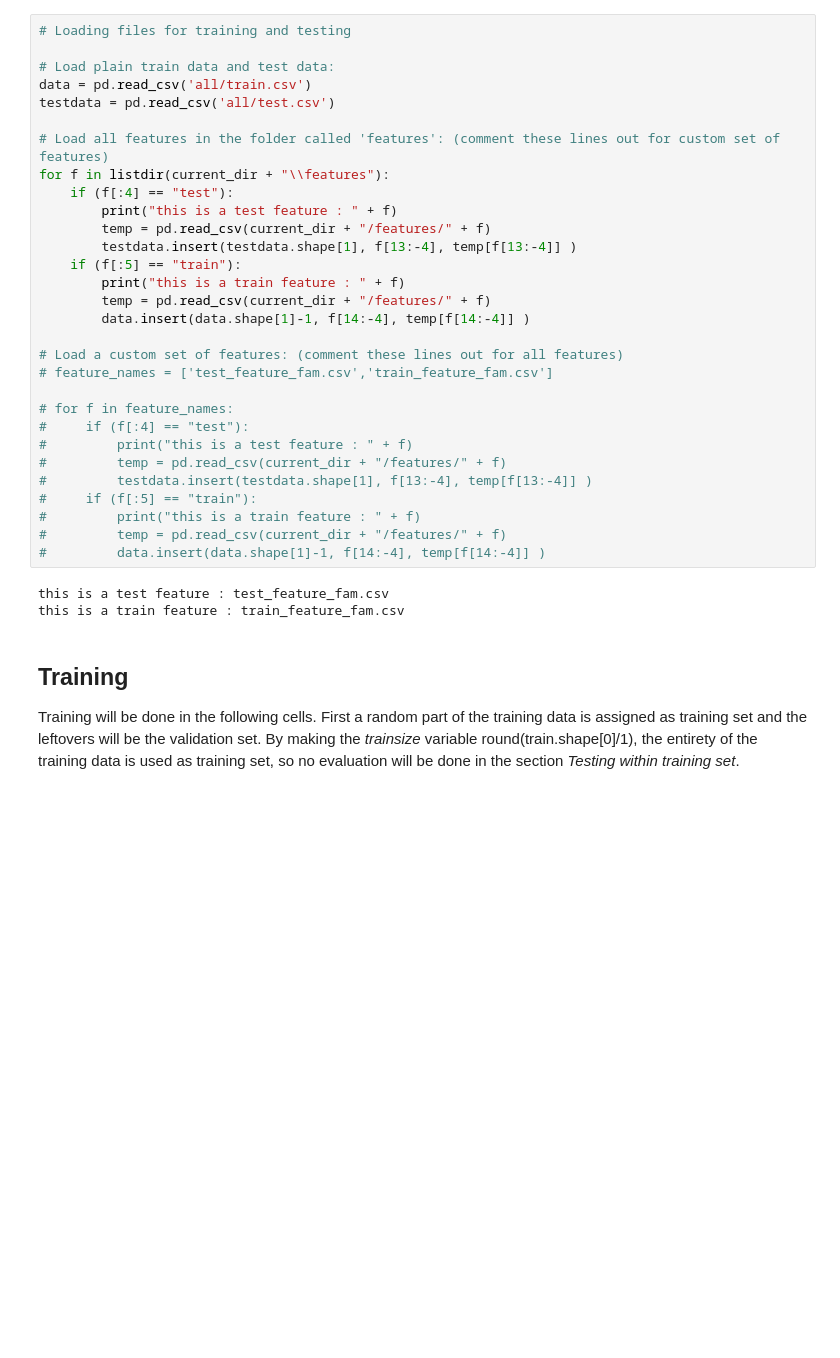
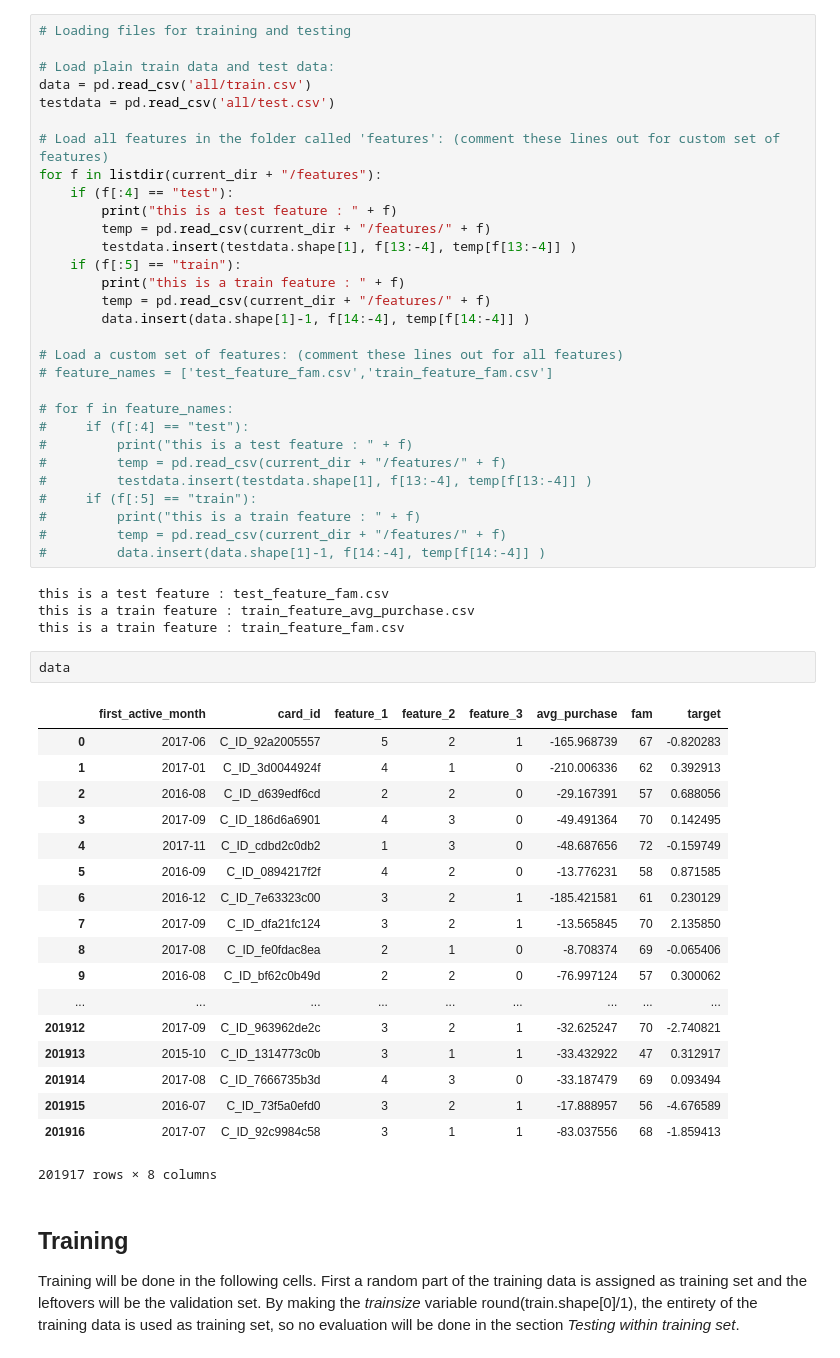
Before and after one commit to collins-harry/customer-loyalty, a Jupyter notebook: Notebooks/Training and Testing - Linear Regression.ipynb, the cells around one changed output. Cells and saved outputs as stored; diff of their text form; blank space fills up the shorter version.

```diff
--- a/Notebooks/Training and Testing - Linear Regression.ipynb
+++ b/Notebooks/Training and Testing - Linear Regression.ipynb
@@ -24,7 +24,7 @@ data = pd.read_csv('all/train.csv')
 testdata = pd.read_csv('all/test.csv')
 
 # Load all features in the folder called 'features': (comment these lines out for custom set of features)
-for f in listdir(current_dir + "\\features"):
+for f in listdir(current_dir + "/features"):
     if (f[:4] == "test"):
         print("this is a test feature : " + f)
         temp = pd.read_csv(current_dir + "/features/" + f)
@@ -48,7 +48,29 @@ for f in listdir(current_dir + "\\features"):
 #         data.insert(data.shape[1]-1, f[14:-4], temp[f[14:-4]] )
 # %% [output]
 this is a test feature : test_feature_fam.csv
+this is a train feature : train_feature_avg_purchase.csv
 this is a train feature : train_feature_fam.csv
+# %%
+data
+# %% [output]
+|  | first_active_month | card_id | feature_1 | feature_2 | feature_3 | avg_purchase | fam | target |
+| 0 | 2017-06 | C_ID_92a2005557 | 5 | 2 | 1 | -165.968739 | 67 | -0.820283 |
+| 1 | 2017-01 | C_ID_3d0044924f | 4 | 1 | 0 | -210.006336 | 62 | 0.392913 |
+| 2 | 2016-08 | C_ID_d639edf6cd | 2 | 2 | 0 | -29.167391 | 57 | 0.688056 |
+| 3 | 2017-09 | C_ID_186d6a6901 | 4 | 3 | 0 | -49.491364 | 70 | 0.142495 |
+| 4 | 2017-11 | C_ID_cdbd2c0db2 | 1 | 3 | 0 | -48.687656 | 72 | -0.159749 |
+| 5 | 2016-09 | C_ID_0894217f2f | 4 | 2 | 0 | -13.776231 | 58 | 0.871585 |
+| 6 | 2016-12 | C_ID_7e63323c00 | 3 | 2 | 1 | -185.421581 | 61 | 0.230129 |
+| 7 | 2017-09 | C_ID_dfa21fc124 | 3 | 2 | 1 | -13.565845 | 70 | 2.135850 |
+| 8 | 2017-08 | C_ID_fe0fdac8ea | 2 | 1 | 0 | -8.708374 | 69 | -0.065406 |
+| 9 | 2016-08 | C_ID_bf62c0b49d | 2 | 2 | 0 | -76.997124 | 57 | 0.300062 |
+| ... | ... | ... | ... | ... | ... | ... | ... | ... |
+| 201912 | 2017-09 | C_ID_963962de2c | 3 | 2 | 1 | -32.625247 | 70 | -2.740821 |
+| 201913 | 2015-10 | C_ID_1314773c0b | 3 | 1 | 1 | -33.432922 | 47 | 0.312917 |
+| 201914 | 2017-08 | C_ID_7666735b3d | 4 | 3 | 0 | -33.187479 | 69 | 0.093494 |
+| 201915 | 2016-07 | C_ID_73f5a0efd0 | 3 | 2 | 1 | -17.888957 | 56 | -4.676589 |
+| 201916 | 2017-07 | C_ID_92c9984c58 | 3 | 1 | 1 | -83.037556 | 68 | -1.859413 |
+201917 rows × 8 columns
 # %% [markdown]
 ## Training
 Training will be done in the following cells. First a random part of the training data is assigned as training set and the leftovers will be the validation set. By making the _trainsize_ variable round(train.shape[0]/1), the entirety of the training data is used as training set, so no evaluation will be done in the section _Testing within training set_.
```
Also changed, not shown: parts of 4 cells of this notebook, 13 other files.
